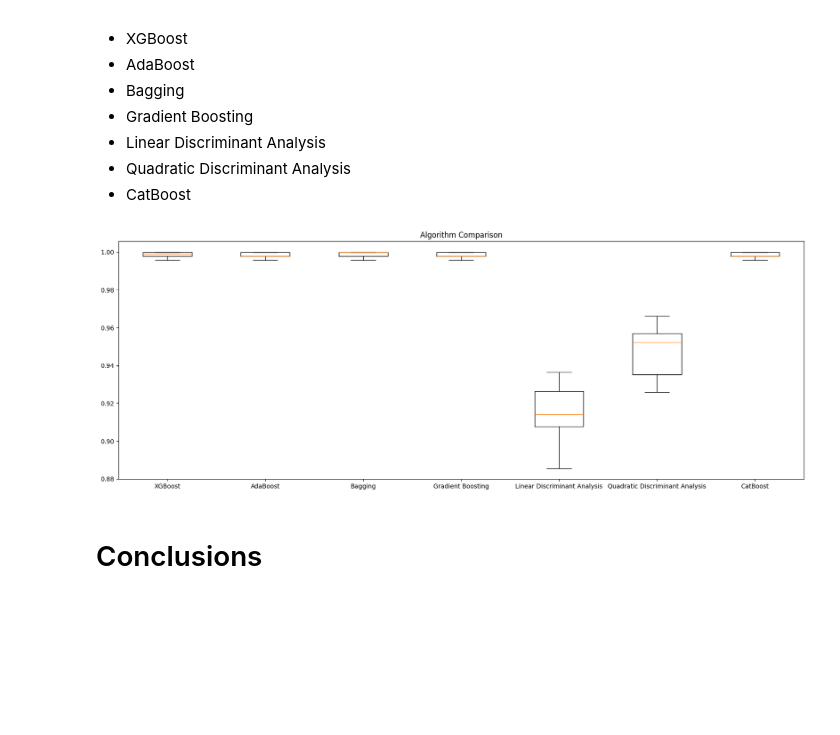
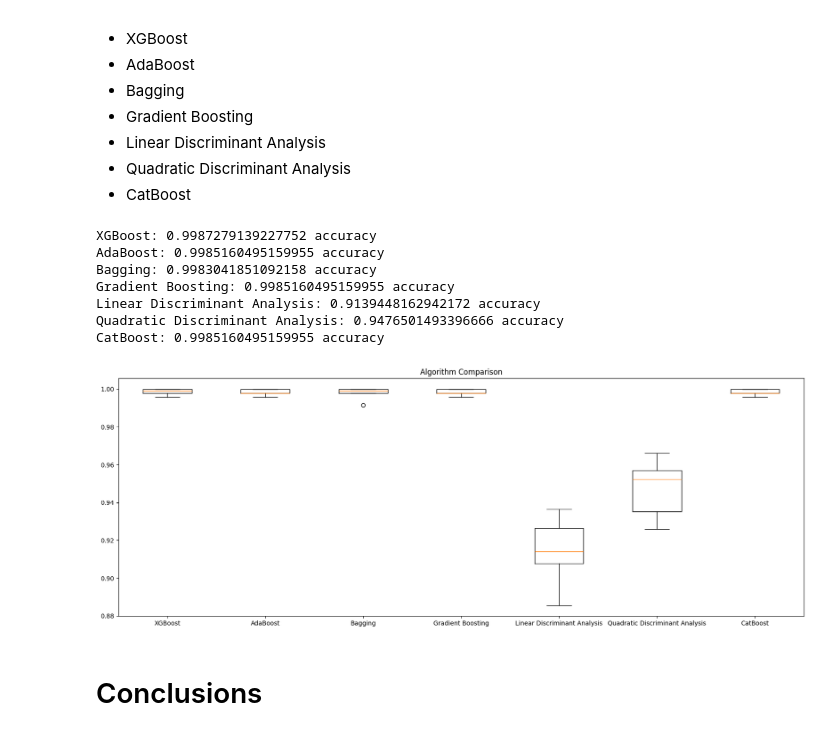
Before and after one commit to Monsterdied/AI, a Jupyter notebook: proj2/Nasa_Asteroids.ipynb, the cells around one changed output. Drawn from its saved outputs; the diff is of its cells as text; code cells hidden in the pictures; blank space fills up the shorter version.

```diff
--- a/proj2/Nasa_Asteroids.ipynb
+++ b/proj2/Nasa_Asteroids.ipynb
@@ -733,10 +797,10 @@ accuracy_list = []
 for n_neighborss in range(1, 100):
 
         clf = KNeighborsClassifier(n_neighbors=n_neighborss)
-        clf.fit(X_train, y_train)
+        clf.fit(X_train_ros, y_train_ros)
 
-        predictions = clf.predict(X_test)
-        accuracy = accuracy_score(y_test, predictions)
+        predictions = clf.predict(X_test_ros)
+        accuracy = accuracy_score(y_test_ros, predictions)
 
         accuracy_list.append(accuracy)
 
@@ -754,7 +818,7 @@ plt.title('Accuracy vs. Number of Neighbors')
 plt.show()
 
 # Compute the confusion matrix
-cm = confusion_matrix(y_test, best_predictions)
+cm = confusion_matrix(y_test_ros, best_predictions)
 
 # Create a ConfusionMatrixDisplay
 disp = ConfusionMatrixDisplay(confusion_matrix=cm, display_labels=clf.classes_)
@@ -763,7 +827,7 @@ disp = ConfusionMatrixDisplay(confusion_matrix=cm, display_labels=clf.classes_)
 disp.plot(cmap=plt.cm.Blues)
 plt.show()
 
-print("Accuracy: ", accuracy_score(y_test, best_predictions))
+print("Accuracy: ", accuracy_score(y_test_ros, best_predictions))
 print("Best number of neighbors: ", best_n_neighbors)
 # %% [output]
 [figure]
@@ -784,10 +848,10 @@ accuracy_list = []
 for n_neighborss in range(1, 100):
 
         clf = KNeighborsClassifier(n_neighbors=n_neighborss)
-        clf.fit(X_train_normalized, y_train)
+        clf.fit(X_train_ros_normalized, y_train_ros)
 
-        predictions = clf.predict(X_test_normalized)
-        accuracy = accuracy_score(y_test, predictions)
+        predictions = clf.predict(X_test_ros_normalized)
+        accuracy = accuracy_score(y_test_ros, predictions)
 
         accuracy_list.append(accuracy)
 
@@ -805,7 +869,7 @@ plt.title('Accuracy vs. Number of Neighbors')
 plt.show()
 
 # Compute the confusion matrix
-cm = confusion_matrix(y_test, best_predictions)
+cm = confusion_matrix(y_test_ros, best_predictions)
 
 # Create a ConfusionMatrixDisplay
 disp = ConfusionMatrixDisplay(confusion_matrix=cm, display_labels=clf.classes_)
@@ -814,7 +878,7 @@ disp = ConfusionMatrixDisplay(confusion_matrix=cm, display_labels=clf.classes_)
 disp.plot(cmap=plt.cm.Blues)
 plt.show()
 
-print("Accuracy: ", accuracy_score(y_test, best_predictions))
+print("Accuracy: ", accuracy_score(y_test_ros, best_predictions))
 print("Best number of neighbors: ", best_n_neighbors)
 # %% [output]
 [figure]
@@ -835,14 +901,14 @@ from sklearn.naive_bayes import GaussianNB
 # Create a Gaussian Naive Bayes classifier
 clf = GaussianNB()
 
-# Train the classifier
-clf.fit(X_train, y_train)
+# Train the classifier with RandomOverSampling data
+clf.fit(X_train_ros, y_train_ros)
 
 # Make predictions on the test set
-predictions = clf.predict(X_test)
+predictions = clf.predict(X_test_ros)
 
 # Compute the confusion matrix
-cm = confusion_matrix(y_test, predictions)
+cm = confusion_matrix(y_test_ros, predictions)
 
 # Create a ConfusionMatrixDisplay
 disp = ConfusionMatrixDisplay(confusion_matrix=cm, display_labels=clf.classes_)
@@ -851,7 +917,7 @@ disp = ConfusionMatrixDisplay(confusion_matrix=cm, display_labels=clf.classes_)
 disp.plot(cmap=plt.cm.Blues)
 plt.show()
 
-print("Accuracy: ", accuracy_score(y_test, predictions))
+print("Accuracy: ", accuracy_score(y_test_ros, predictions))
 # %% [output]
 [figure]
 Accuracy:  0.5499046408137317
@@ -862,13 +953,13 @@ If we use the normalized data:
 clf = GaussianNB()
 
 # Train the classifier
-clf.fit(X_train_normalized, y_train)
+clf.fit(X_train_ros_normalized, y_train_ros)
 
 # Make predictions on the test set
-predictions = clf.predict(X_test_normalized)
+predictions = clf.predict(X_test_ros_normalized)
 
 # Compute the confusion matrix
-cm = confusion_matrix(y_test, predictions)
+cm = confusion_matrix(y_test_ros, predictions)
 
 # Create a ConfusionMatrixDisplay
 disp = ConfusionMatrixDisplay(confusion_matrix=cm, display_labels=clf.classes_)
@@ -877,7 +968,7 @@ disp = ConfusionMatrixDisplay(confusion_matrix=cm, display_labels=clf.classes_)
 disp.plot(cmap=plt.cm.Blues)
 plt.show()
 
-print("Accuracy: ", accuracy_score(y_test, predictions))
+print("Accuracy: ", accuracy_score(y_test_ros, predictions))
 # %% [output]
 [figure]
 Accuracy:  0.9373808010171647
@@ -896,34 +987,42 @@ We can try other models, such as:
 from sklearn.model_selection import cross_val_score, KFold
 from sklearn.ensemble import AdaBoostClassifier, BaggingClassifier, GradientBoostingClassifier
 from sklearn.discriminant_analysis import LinearDiscriminantAnalysis, QuadraticDiscriminantAnalysis
 from xgboost import XGBClassifier
 from catboost import CatBoostClassifier
 
 models = [
     ('XGBoost', XGBClassifier()),
     ('AdaBoost', AdaBoostClassifier(algorithm='SAMME')),
     ('Bagging', BaggingClassifier()),
     ('Gradient Boosting', GradientBoostingClassifier()),
     ('Linear Discriminant Analysis', LinearDiscriminantAnalysis()),
     ('Quadratic Discriminant Analysis', QuadraticDiscriminantAnalysis()),
     ('CatBoost', CatBoostClassifier(logging_level='Silent'))
 ]
 
 kfold = KFold(n_splits=10, random_state=1, shuffle=True)
 
 results = []
 
 for name, model in models:
-    cv_results = cross_val_score(model, X_train_normalized, y_train, cv=kfold, scoring='accuracy')
+    cv_results = cross_val_score(model, X_train_ros_normalized, y_train_ros, cv=kfold, scoring='accuracy')
     results.append(cv_results)
+    print(f"{name}: {cv_results.mean()} accuracy")
 
 
 plt.figure(figsize=(20, 7))
 plt.boxplot(results, labels=[name for name, _ in models])
 plt.title('Algorithm Comparison')
 
 plt.show()
 # %% [output]
+XGBoost: 0.9987279139227752 accuracy
+AdaBoost: 0.9985160495159955 accuracy
+Bagging: 0.9983041851092158 accuracy
+Gradient Boosting: 0.9985160495159955 accuracy
+Linear Discriminant Analysis: 0.9139448162942172 accuracy
+Quadratic Discriminant Analysis: 0.9476501493396666 accuracy
+CatBoost: 0.9985160495159955 accuracy
-[figure, old version]
+[figure, new version]
 # %% [markdown]
 # Conclusions
```
Also changed, not shown: parts of 26 cells of this notebook, 3 other files.
